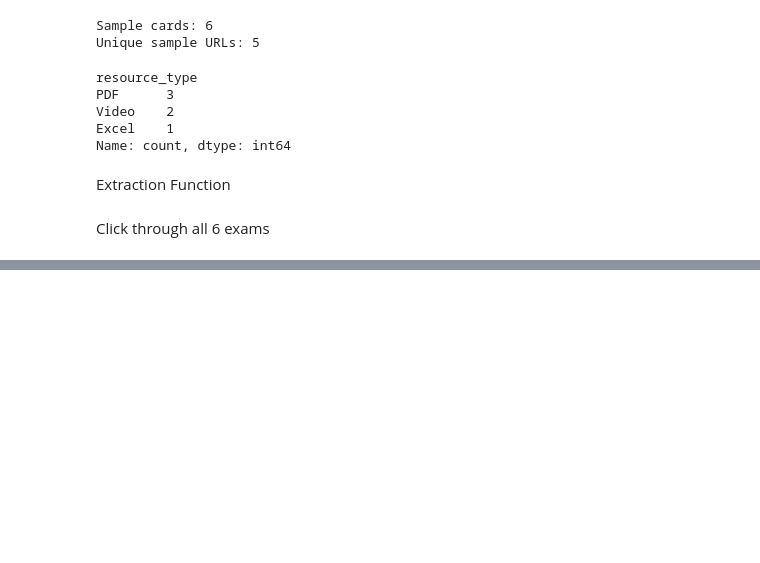
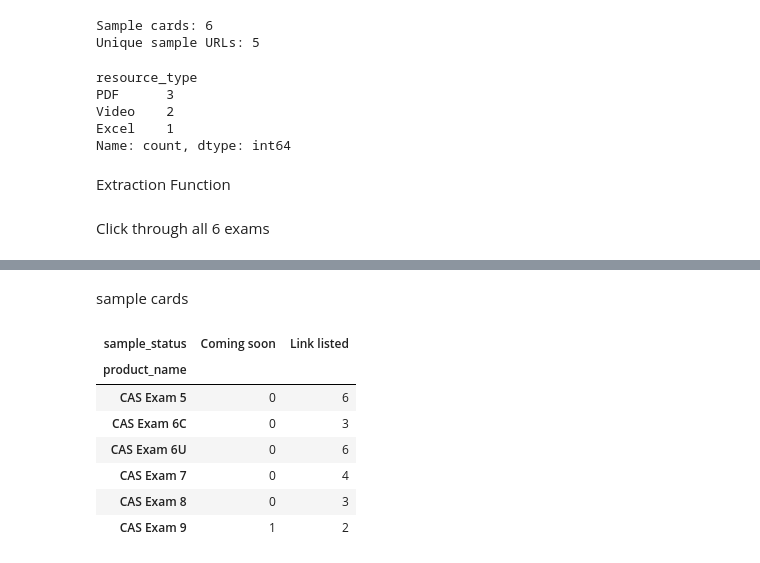
Before and after one commit to maxinehb/datasci530fall2026, a Jupyter notebook: Project 1/Project_1_MHB.ipynb, the cells around one changed output, grey strips where cells are left out. Drawn from its saved outputs; the diff is of its cells as text; code cells hidden in the pictures; blank space fills up the shorter version.

```diff
--- a/Project 1/Project_1_MHB.ipynb
+++ b/Project 1/Project_1_MHB.ipynb
@@ -798,0 +925,32 @@ AttributeError: 'NoneType' object has no attribute 'split'
+# %% [markdown]
+sample cards
+# %%
+# Classify whether each sample card has a destination
+has_url = samples_df["sample_url"].fillna("").str.strip().ne("")
+coming_soon = samples_df["button_text"].str.contains(
+    "coming soon", case=False, na=False
+)
+
+samples_df["sample_status"] = "No URL listed"
+samples_df.loc[has_url, "sample_status"] = "Link listed"
+samples_df.loc[~has_url & coming_soon, "sample_status"] = "Coming soon"
+
+# Summarize sample cards by product and status
+sample_summary = pd.crosstab(
+    samples_df["product_name"],
+    samples_df["sample_status"]
+)
+
+display(sample_summary)
+
+# Update the saved samples dataset
+samples_df.to_csv("battleacts_samples.csv", index=False)
+# %% [output]
+| sample_status | Coming soon | Link listed |
+| product_name |  |  |
+| CAS Exam 5 | 0 | 6 |
+| CAS Exam 6C | 0 | 3 |
+| CAS Exam 6U | 0 | 6 |
+| CAS Exam 7 | 0 | 4 |
+| CAS Exam 8 | 0 | 3 |
+| CAS Exam 9 | 1 | 2 |
```
Also changed, not shown: parts of 16 cells of this notebook, 2 other files.
